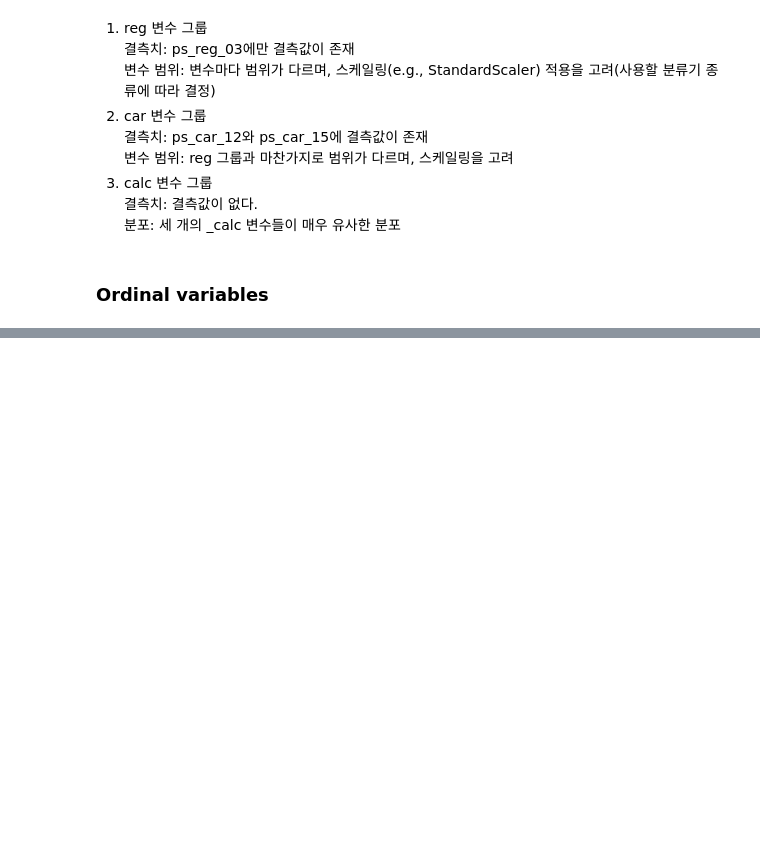
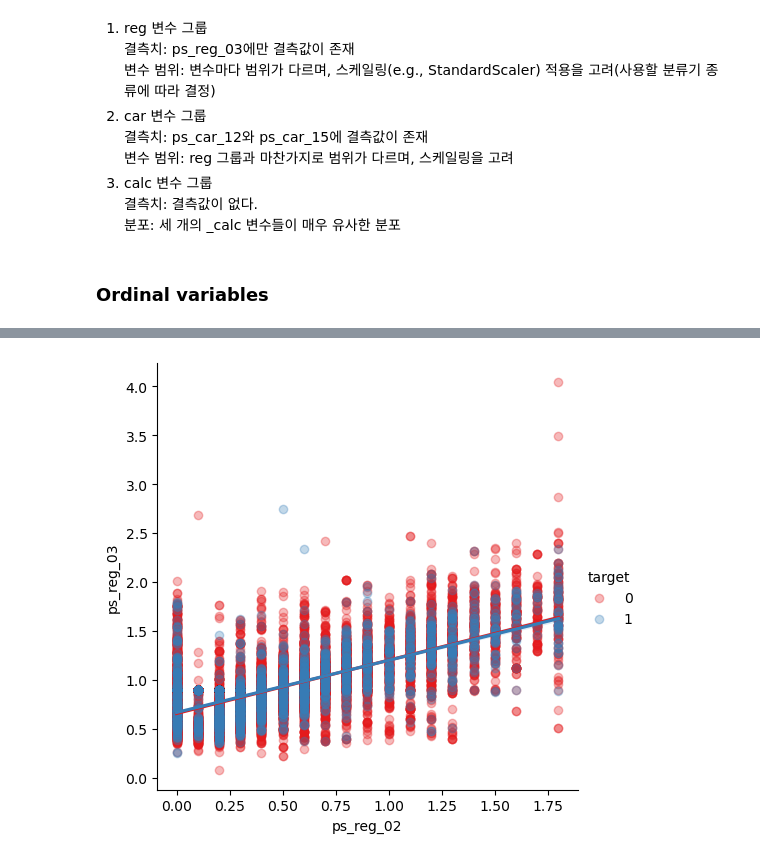
Before and after one commit to wonhee126/Kaggle, a Jupyter notebook: Binary Classification/LV2 Porto Seguro’s Safe Driver Prediction/Data Preparation & Exploration.ipynb, the cells around one changed output, grey strips where cells are left out. Drawn from its saved outputs; the diff is of its cells as text; code cells hidden in the pictures; blank space fills up the shorter version.

```diff
--- a/Binary Classification/LV2 Porto Seguro’s Safe Driver Prediction/Data Preparation & Exploration.ipynb
+++ b/Binary Classification/LV2 Porto Seguro’s Safe Driver Prediction/Data Preparation & Exploration.ipynb
@@ -209,0 +333,5 @@ Index([], dtype='object', name='varname')
+# %%
+# ps_car_03_cat, ps_car_05_cat 두 변수를 삭제할 변수 리스트로 지정
+vars_to_drop = ['ps_car_03_cat', 'ps_car_05_cat'] # 결측치가 너무 많아서 거
+train.drop(vars_to_drop, inplace=True, axis=1)
+meta.loc[(vars_to_drop),'keep'] = False
@@ -209,0 +496,7 @@ Index([], dtype='object', name='varname')
+# %%
+s = train.sample(frac=0.1) # 분석 속도를 빠르게 하기 위해 train 데이터 중 일부 샘플을 사용한다
+# %%
+sns.lmplot(x='ps_reg_02', y='ps_reg_03', data=s, hue='target', palette='Set1', scatter_kws={'alpha':0.3})
+plt.show()
+# %% [output]
+[figure, added]
```
Also changed, not shown: parts of 53 cells of this notebook.
